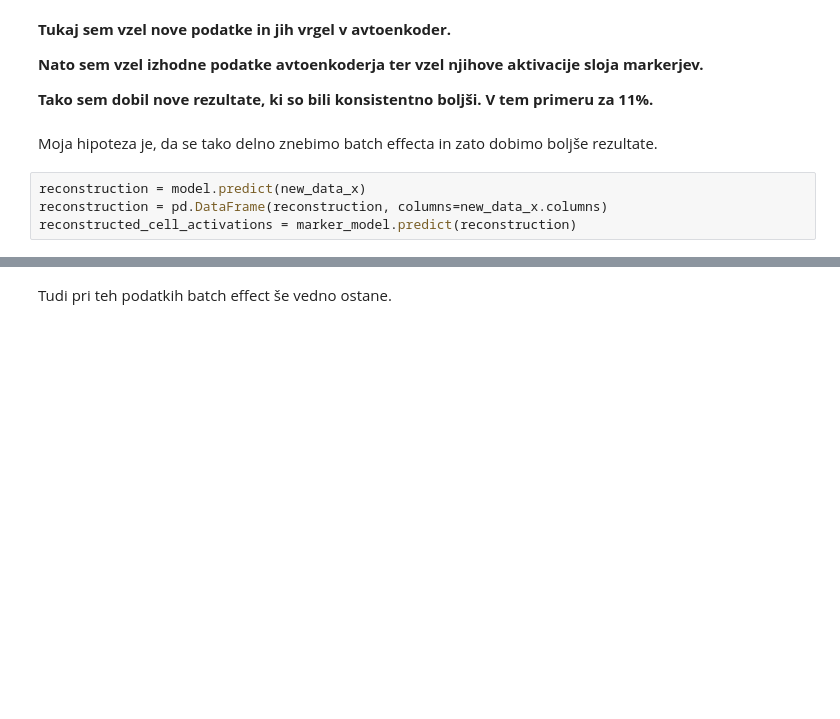
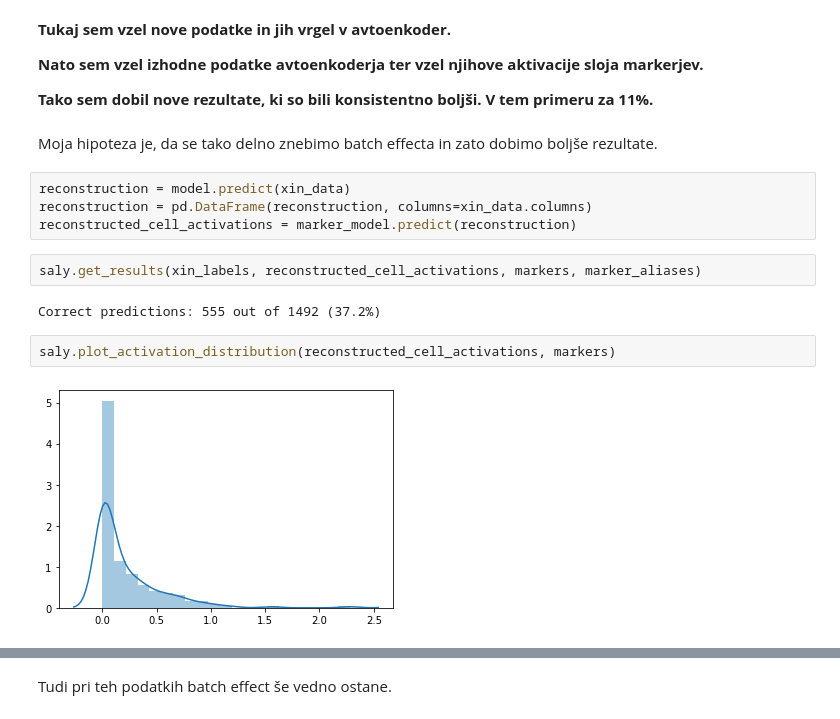
Before and after one commit to LongarMD/MarkerGenes, a Jupyter notebook: Example.ipynb, the cells around one changed output, grey strips where cells are left out. Cells and saved outputs as stored; diff of their text form; blank space fills up the shorter version.

```diff
--- a/Example.ipynb
+++ b/Example.ipynb
@@ -292,7 +286,15 @@ draw_comparison(np.vstack((top3, new_top3)), y, new_alpha=0.2, title='Combined T
 # %% [markdown]
 Moja hipoteza je, da se tako delno znebimo batch effecta in zato dobimo boljše rezultate.
 # %%
-reconstruction = model.predict(new_data_x)
-reconstruction = pd.DataFrame(reconstruction, columns=new_data_x.columns)
+reconstruction = model.predict(xin_data)
+reconstruction = pd.DataFrame(reconstruction, columns=xin_data.columns)
 reconstructed_cell_activations = marker_model.predict(reconstruction)
+# %%
+saly.get_results(xin_labels, reconstructed_cell_activations, markers, marker_aliases)
+# %% [output]
+Correct predictions: 555 out of 1492 (37.2%)
+# %%
+saly.plot_activation_distribution(reconstructed_cell_activations, markers)
+# %% [output]
+[figure, added]
 # %%
```
Also changed, not shown: parts of 33 cells of this notebook, 3 other files.
